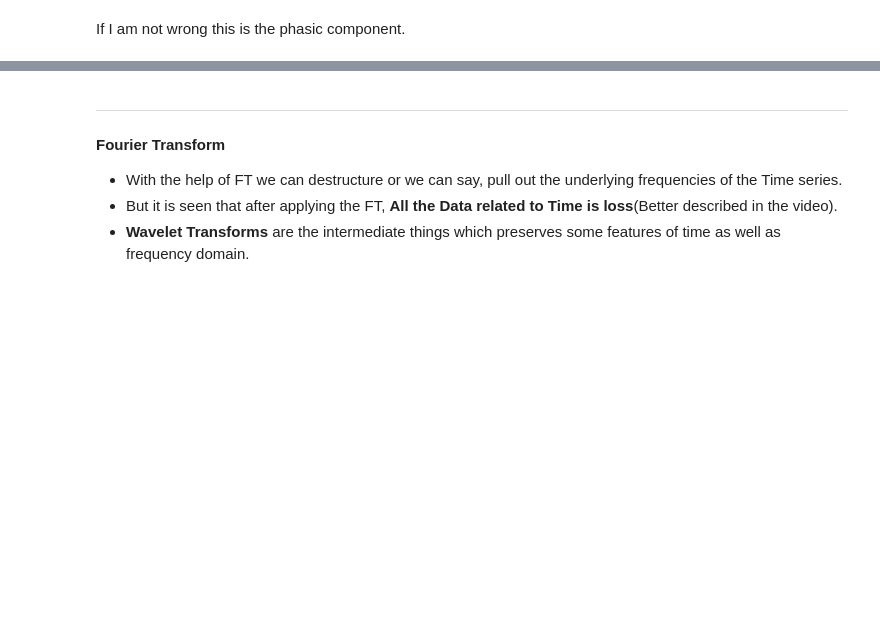
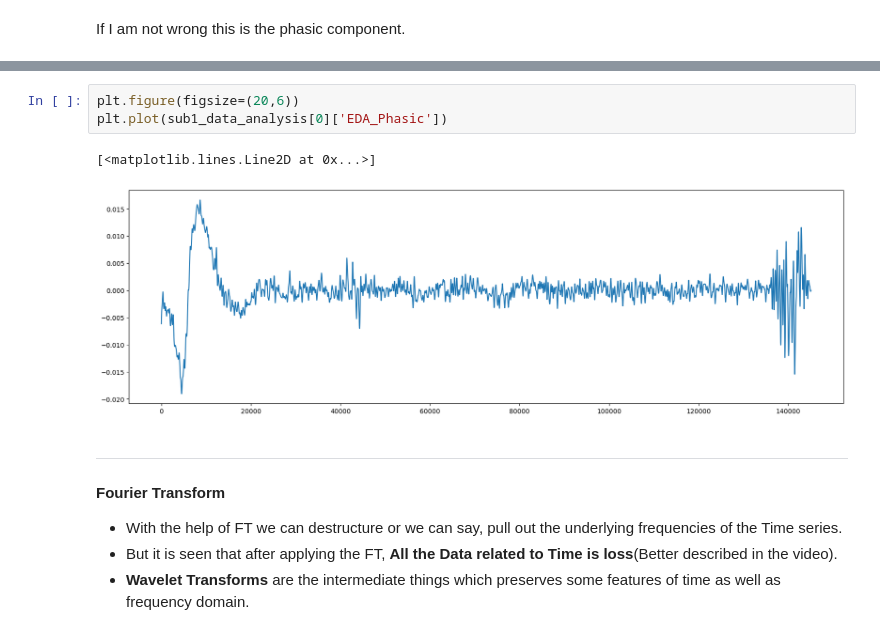
Before and after one commit to Dhyanesh-Panchal/GSR-research-and-stress-detection, a Jupyter notebook: Notes.ipynb, the cells around one changed output, grey strips where cells are left out. Drawn from its saved outputs; the diff is of its cells as text; blank space fills up the shorter version.

```diff
--- a/Notes.ipynb
+++ b/Notes.ipynb
@@ -91,3 +125,9 @@ If I am not wrong this is the phasic component.
+# %%
+plt.figure(figsize=(20,6))
+plt.plot(sub1_data_analysis[0]['EDA_Phasic'])
+# %% [output]
+[<matplotlib.lines.Line2D at 0x...>]
+[figure, added]
 # %% [markdown]
 ---
 
```
Also changed, not shown: parts of 9 cells of this notebook.
